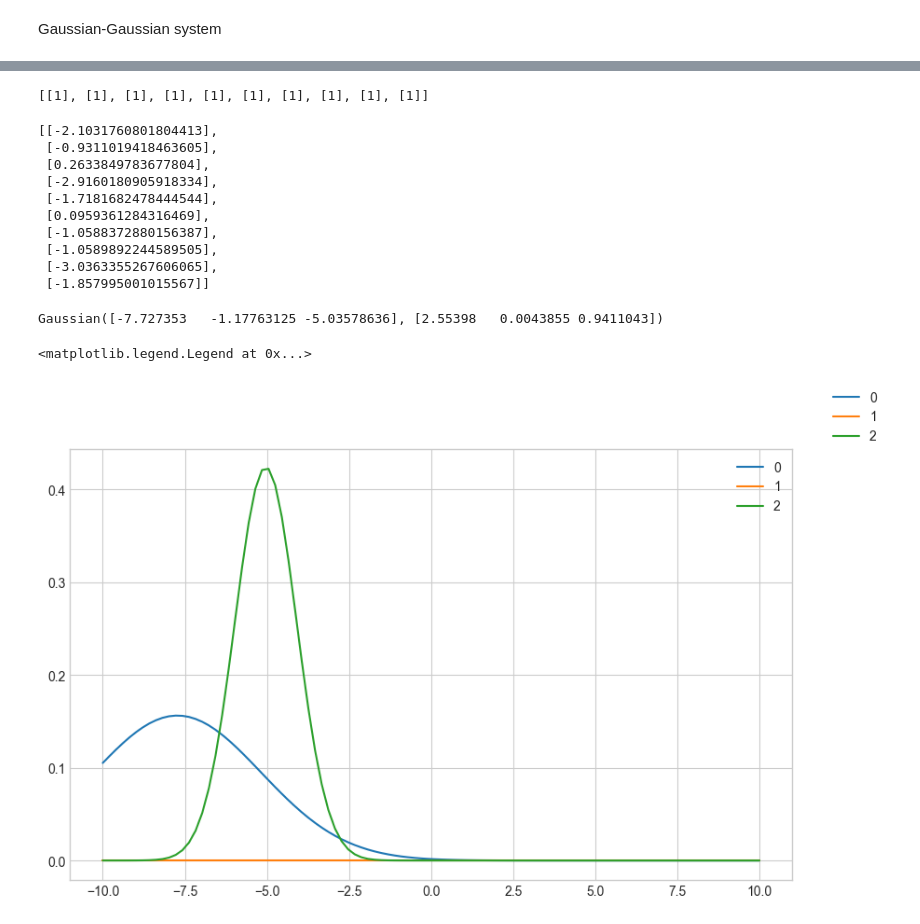
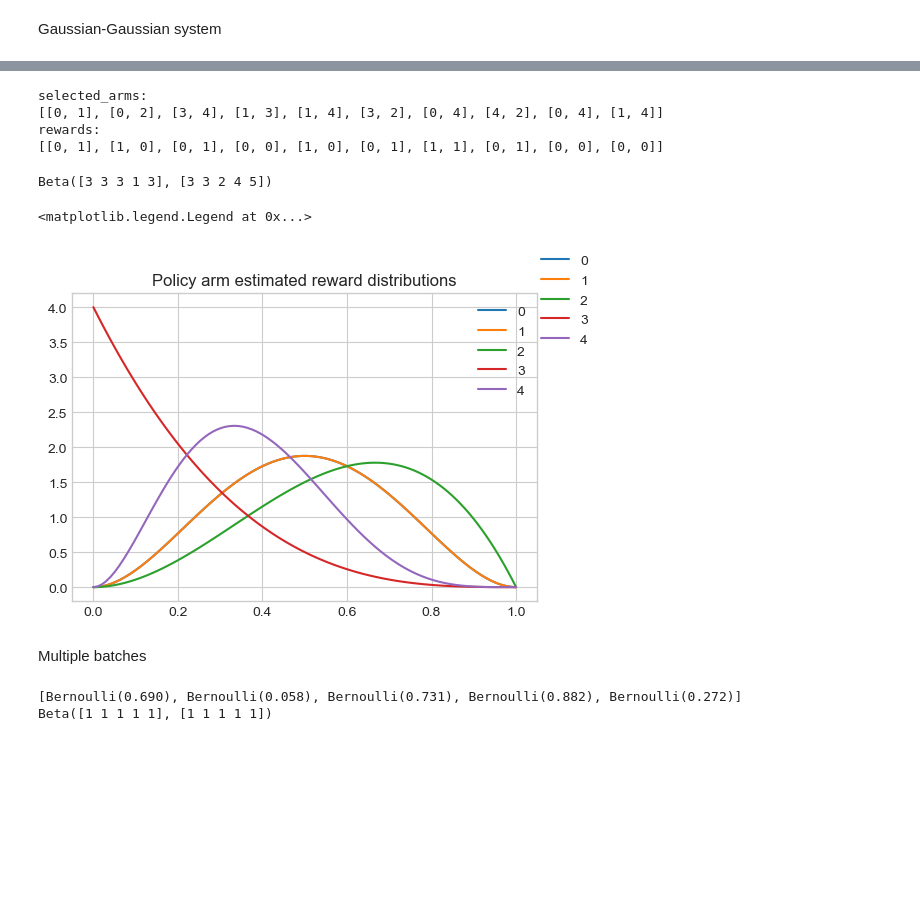
Before and after one commit to stanton119/data-analysis, a Jupyter notebook: Unpublished/bandits/test.ipynb, the cells around one changed output, grey strips where cells are left out. Drawn from its saved outputs; the diff is of its cells as text; code cells hidden in the pictures; blank space fills up the shorter version.

```diff
--- a/Unpublished/bandits/test.ipynb
+++ b/Unpublished/bandits/test.ipynb
@@ -136,33 +166,35 @@ Gaussian([0. 0. 0.], [10. 10. 10.])
-# %%
-batch_size = 10
-# 2.5ms - 10, 25ms - 100, 250ms - 1000, 2.5s - 10_000
-
-selected_arms, selection_propensities, reward_estimates = policy.predict(
-    arms=[range(0, n_arms)] * batch_size
-)
-rewards = [
-    [arms[_idx].sample()[0] for _idx in _selected_arms]
-    for _selected_arms in selected_arms
-]
-policy.update(arms=selected_arms, rewards=rewards)
-display(selected_arms)
-display(rewards)
-display(policy)
-
-fig = policy.plot_pdf()
-fig.legend()
-# %% [output]
-[[1], [1], [1], [1], [1], [1], [1], [1], [1], [1]]
-[[-2.1031760801804413],
- [-0.9311019418463605],
- [0.2633849783677804],
- [-2.9160180905918334],
- [-1.7181682478444544],
- [0.0959361284316469],
- [-1.0588372880156387],
- [-1.0589892244589505],
- [-3.0363355267606065],
- [-1.857995001015567]]
-Gaussian([-7.727353   -1.17763125 -5.03578636], [2.55398   0.0043855 0.9411043])
-<matplotlib.legend.Legend at 0x...>
-[figure, removed]
+# %%
+batch_results = bandits.simulate_batch(policy=policy, arms=arms, batch_size=10, return_regret=False)
+
+print("selected_arms:")
+print(batch_results['selected_arms'][:10])
+print("rewards:")
+print(batch_results['rewards'][:10])
+display(policy)
+
+fig = policy.plot_pdf()
+fig.axes[0].set_title('Policy arm estimated reward distributions')
+fig.legend()
+# %% [output]
+selected_arms:
+[[0, 1], [0, 2], [3, 4], [1, 3], [1, 4], [3, 2], [0, 4], [4, 2], [0, 4], [1, 4]]
+rewards:
+[[0, 1], [1, 0], [0, 1], [0, 0], [1, 0], [0, 1], [1, 1], [0, 1], [0, 0], [0, 0]]
+Beta([3 3 3 1 3], [3 3 2 4 5])
+<matplotlib.legend.Legend at 0x...>
+[figure, added]
+# %% [markdown]
+Multiple batches
+# %%
+# create many arms
+n_arms = 5
+# arms = [bandits.DeterministicArm() for _idx in range(n_arms)]
+arms = [bandits.BernoulliArm() for _idx in range(n_arms)]
+print(arms)
+
+# create Thompson Sampling policy
+policy = bandits.ThompsonSamplingBeta(n_arms=n_arms, top_k=2)
+print(policy)
+# %% [output]
+[Bernoulli(0.690), Bernoulli(0.058), Bernoulli(0.731), Bernoulli(0.882), Bernoulli(0.272)]
+Beta([1 1 1 1 1], [1 1 1 1 1])
```
Also changed, not shown: parts of 18 cells of this notebook, 2 other files.
